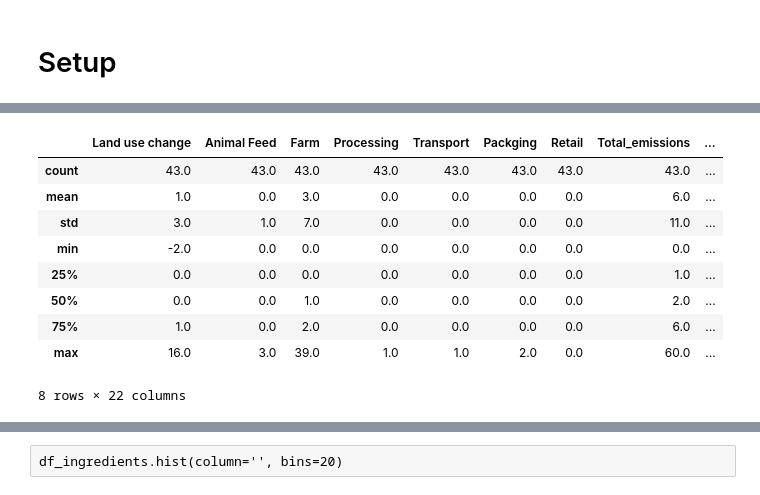
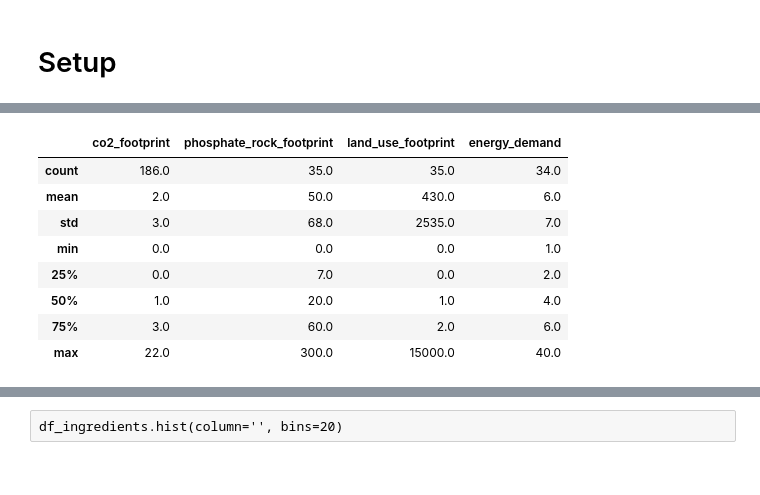
Before and after one commit to Gerogrit/agriculture_and_environment, a Jupyter notebook: dirks_work.ipynb, the cells around one changed output, grey strips where cells are left out. Cells and saved outputs as stored; diff of their text form; code cells hidden in the pictures.

```diff
--- a/dirks_work.ipynb
+++ b/dirks_work.ipynb
@@ -13 +13,3 @@ df_ingredients = pd.read_csv("data/Food_Production.csv")
+# %%
+df_foodprint = pd.read_table("data/ifeu_environment_foodprint.tsv")
 # %% [markdown]
@@ -56,13 +57,12 @@ memory usage: 7.9+ KB
 # %%
-round(df_ingredients.describe())
+round(df_foodprint.describe())
 # %% [output]
-|  | Land use change | Animal Feed | Farm | Processing | Transport | Packging | Retail | Total_emissions | ... |
-| count | 43.0 | 43.0 | 43.0 | 43.0 | 43.0 | 43.0 | 43.0 | 43.0 | ... |
-| mean | 1.0 | 0.0 | 3.0 | 0.0 | 0.0 | 0.0 | 0.0 | 6.0 | ... |
-| std | 3.0 | 1.0 | 7.0 | 0.0 | 0.0 | 0.0 | 0.0 | 11.0 | ... |
-| min | -2.0 | 0.0 | 0.0 | 0.0 | 0.0 | 0.0 | 0.0 | 0.0 | ... |
-| 25% | 0.0 | 0.0 | 0.0 | 0.0 | 0.0 | 0.0 | 0.0 | 1.0 | ... |
-| 50% | 0.0 | 0.0 | 1.0 | 0.0 | 0.0 | 0.0 | 0.0 | 2.0 | ... |
-| 75% | 1.0 | 0.0 | 2.0 | 0.0 | 0.0 | 0.0 | 0.0 | 6.0 | ... |
-| max | 16.0 | 3.0 | 39.0 | 1.0 | 1.0 | 2.0 | 0.0 | 60.0 | ... |
+|  | co2_footprint | phosphate_rock_footprint | land_use_footprint | energy_demand |
+| count | 186.0 | 35.0 | 35.0 | 34.0 |
+| mean | 2.0 | 50.0 | 430.0 | 6.0 |
+| std | 3.0 | 68.0 | 2535.0 | 7.0 |
+| min | 0.0 | 0.0 | 0.0 | 1.0 |
+| 25% | 0.0 | 7.0 | 0.0 | 2.0 |
+| 50% | 1.0 | 20.0 | 1.0 | 4.0 |
+| 75% | 3.0 | 60.0 | 2.0 | 6.0 |
+| max | 22.0 | 300.0 | 15000.0 | 40.0 |
-8 rows × 22 columns
```
Also changed, not shown: parts of 21 cells of this notebook.
